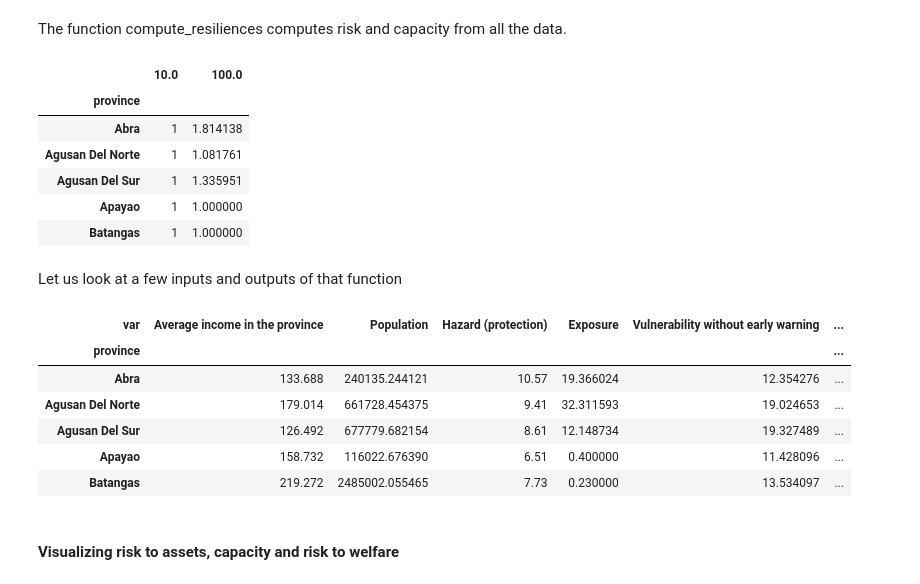
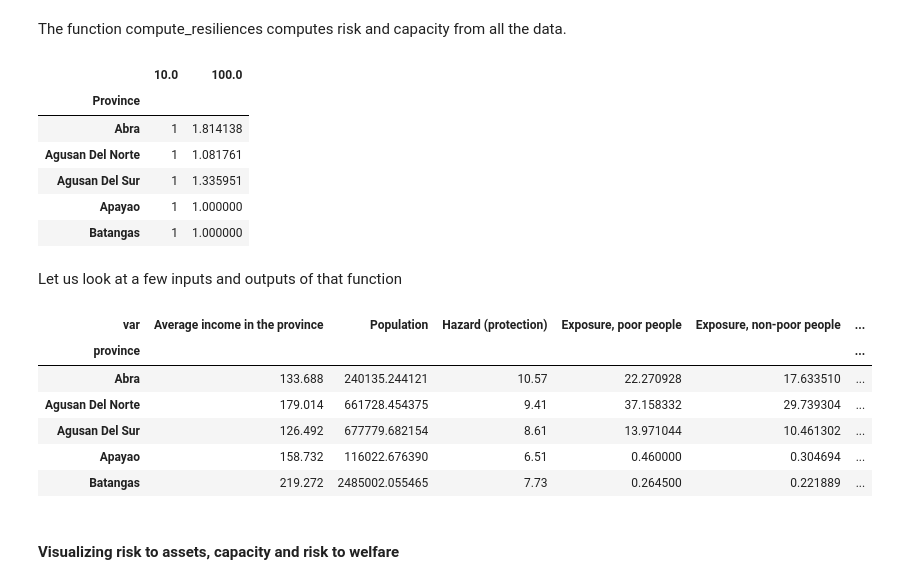
Before and after one commit to adrivsh/resilience_indicator_phl, a Jupyter notebook: socio_economic_capacity_demo.ipynb, the cells around one changed output. Saved outputs shown, nothing was run; the diff lists cells and outputs as text; code cells hidden in the pictures.

Commit message:
removes poverty biases. arrange data by hazard.

```diff
--- a/socio_economic_capacity_demo.ipynb
+++ b/socio_economic_capacity_demo.ipynb
@@ -121,12 +121,12 @@ df[["fa", "faref"]].head()
 # %% [markdown]
 The function compute_resiliences computes risk and capacity from all the data.
 # %%
-fa_ratios  = pd.read_csv("fa_ratios.csv", index_col="province")
+fa_ratios  = pd.read_csv("fa_ratios_river.csv", index_col="Province")
 fa_ratios.columns=fa_ratios.columns.map(float)
 fa_ratios.dropna().head()
 # %% [output]
 |  | 10.0 | 100.0 |
-| province |  |  |
+| Province |  |  |
 | Abra | 1 | 1.814138 |
 | Agusan Del Norte | 1 | 1.081761 |
 | Agusan Del Sur | 1 | 1.335951 |
@@ -143,29 +143,29 @@ df_with_results.to_csv("all_data_and_results.csv")
 Let us look at a few inputs and outputs of that function
 # %%
 #set of variable we want to inspect
-to_output = ['gdp_pc_pp', 'pop',"protection","fa","v","resilience","risk"]
+to_output = ['gdp_pc_pp', 'pop',"protection","fap","far","v_p","v_r","resilience","risk"]
 a=df_with_results[to_output].copy().dropna()
 
 #expresses fractions in %
-a.loc[:,["fa","v","resilience","risk"]]*=100
+a.loc[:,["fap","far","v_p","v_r","resilience","risk"]]*=100
 
 #replaces column names (model variables) by their meaning (human-readable description)
 desc=pd.read_csv("inputs/inputs_info.csv").set_index('key')["descriptor"]
 a=a.rename(columns=desc)
 
 #exports the result to an Excel file
 a.to_excel("results/main results.xlsx")
 
 #displays the first few lines
 a.head()
 # %% [output]
-| var | Average income in the province | Population | Hazard (protection) | Exposure | Vulnerability without early warning | ... |
+| var | Average income in the province | Population | Hazard (protection) | Exposure, poor people | Exposure, non-poor people | ... |
 | province |  |  |  |  |  | ... |
-| Abra | 133.688 | 240135.244121 | 10.57 | 19.366024 | 12.354276 | ... |
-| Agusan Del Norte | 179.014 | 661728.454375 | 9.41 | 32.311593 | 19.024653 | ... |
-| Agusan Del Sur | 126.492 | 677779.682154 | 8.61 | 12.148734 | 19.327489 | ... |
-| Apayao | 158.732 | 116022.676390 | 6.51 | 0.400000 | 11.428096 | ... |
-| Batangas | 219.272 | 2485002.055465 | 7.73 | 0.230000 | 13.534097 | ... |
+| Abra | 133.688 | 240135.244121 | 10.57 | 22.270928 | 17.633510 | ... |
+| Agusan Del Norte | 179.014 | 661728.454375 | 9.41 | 37.158332 | 29.739304 | ... |
+| Agusan Del Sur | 126.492 | 677779.682154 | 8.61 | 13.971044 | 10.461302 | ... |
+| Apayao | 158.732 | 116022.676390 | 6.51 | 0.460000 | 0.304694 | ... |
+| Batangas | 219.272 | 2485002.055465 | 7.73 | 0.264500 | 0.221889 | ... |
 # %% [markdown]
 #### Visualizing risk to assets, capacity and risk to welfare
 # %% [markdown]
```
Also changed, not shown: parts of 6 cells of this notebook, 5 other files.
